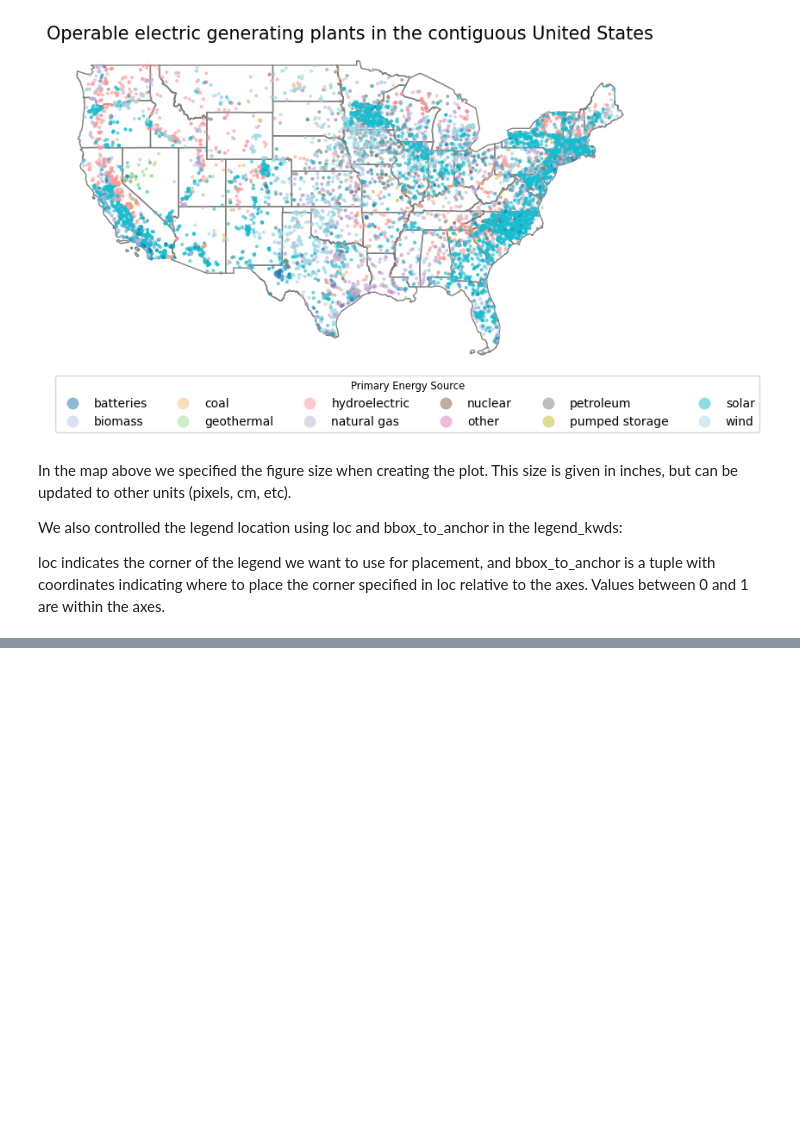
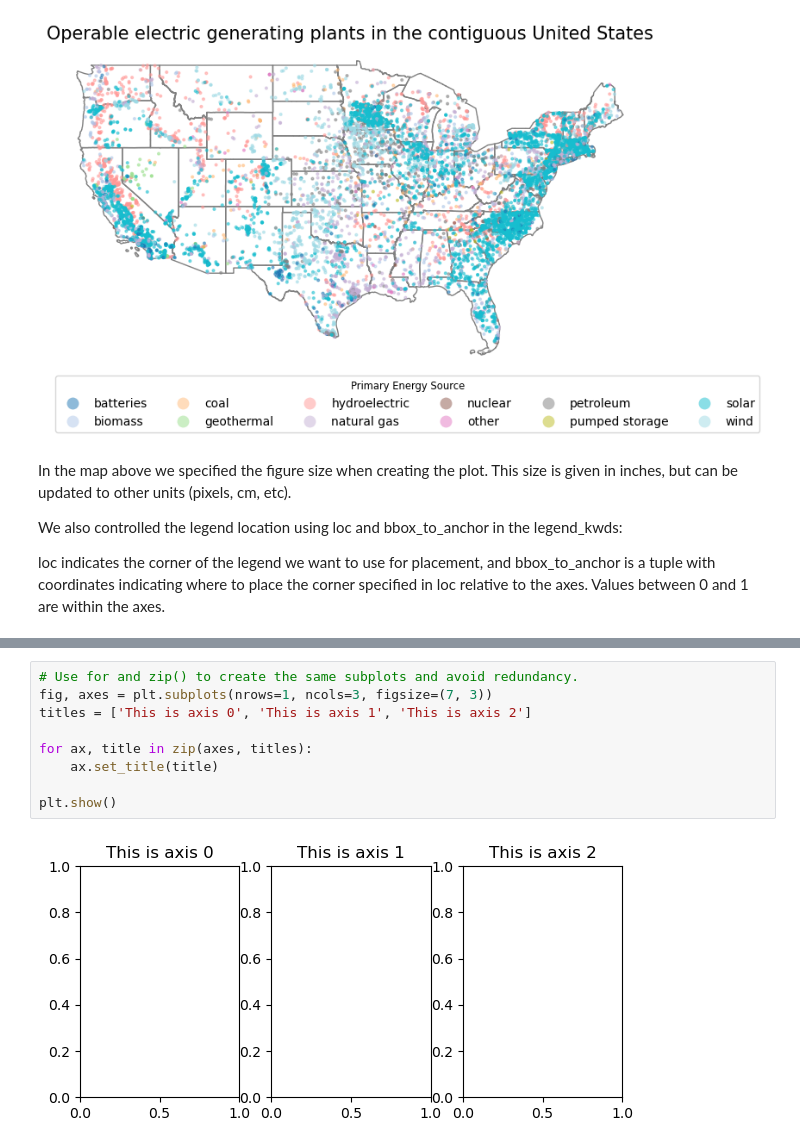
Before and after one commit to llumj/eds220-2024-in-class, a Jupyter notebook: week5-csv.ipynb, the cells around one changed output, grey strips where cells are left out. Drawn from its saved outputs; the diff is of its cells as text; blank space fills up the shorter version.

```diff
--- a/week5-csv.ipynb
+++ b/week5-csv.ipynb
@@ -297,0 +337,11 @@ bbox_to_anchor is a tuple with coordinates indicating where to place the corner
+# %%
+# Use for and zip() to create the same subplots and avoid redundancy.
+fig, axes = plt.subplots(nrows=1, ncols=3, figsize=(7, 3))
+titles = ['This is axis 0', 'This is axis 1', 'This is axis 2']
+
+for ax, title in zip(axes, titles):
+    ax.set_title(title)
+
+plt.show()
+# %% [output]
+[figure, added]
```
Also changed, not shown: parts of 22 cells of this notebook.
